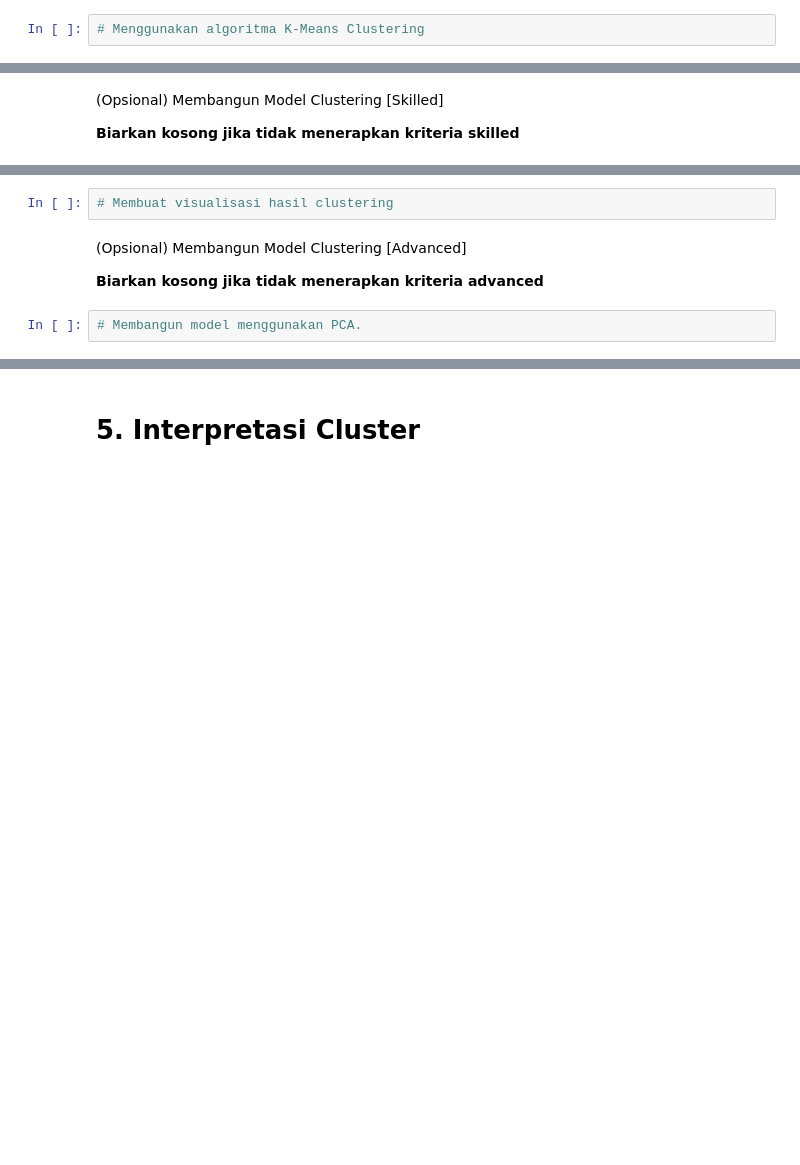
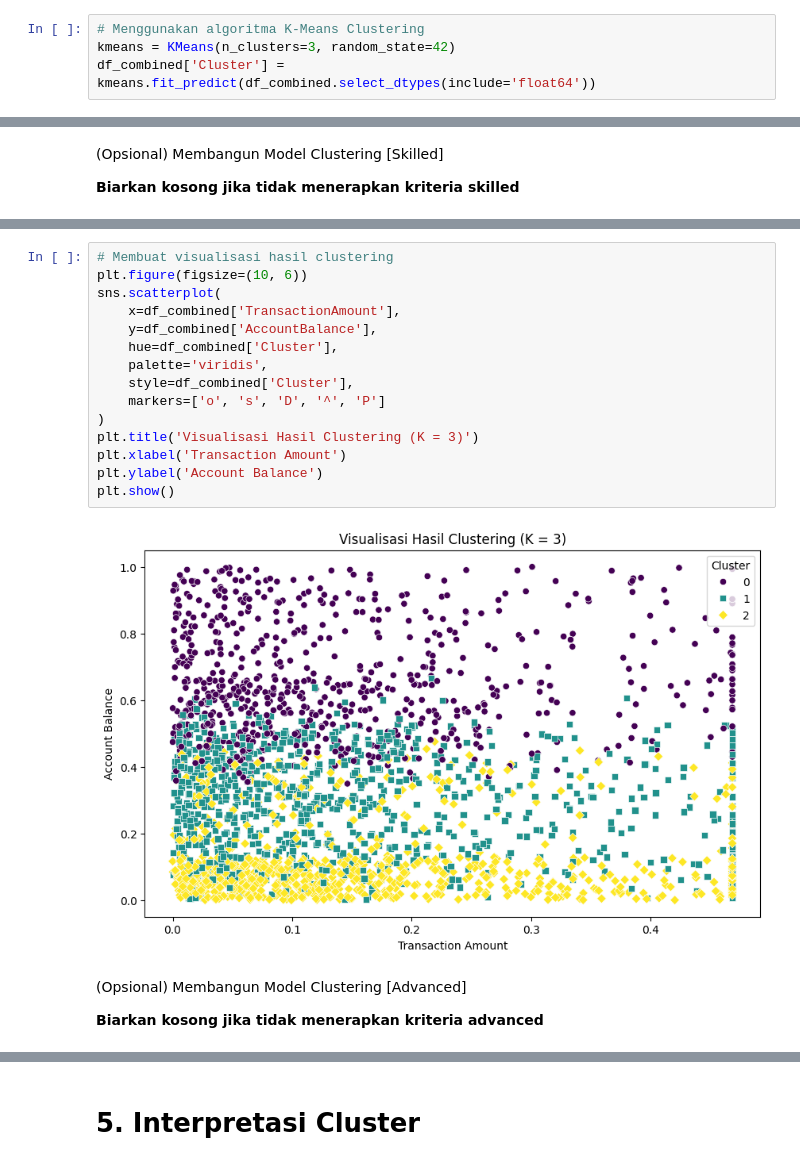
Before and after one commit to M4tchaa/submission-ml-new, a Jupyter notebook: [Clustering]_Submission_Akhir_BMLP_Arliyandi.ipynb, the cells around one changed output, grey strips where cells are left out. Cells and saved outputs as stored; diff of their text form; blank space fills up the shorter version.

```diff
--- a/[Clustering]_Submission_Akhir_BMLP_Arliyandi.ipynb
+++ b/[Clustering]_Submission_Akhir_BMLP_Arliyandi.ipynb
@@ -219,5 +366,7 @@ Pada tahap ini, Anda membangun model clustering dengan memilih algoritma yang se
 # %%
 # Menggunakan algoritma K-Means Clustering
+kmeans = KMeans(n_clusters=3, random_state=42)
+df_combined['Cluster'] = kmeans.fit_predict(df_combined.select_dtypes(include='float64'))
 # %% [markdown]
 Jalankan cell code ini untuk menyimpan model kamu.
 # %%
@@ -233,8 +389,21 @@ Jalankan cell code ini untuk menyimpan model kamu.
-# %%
-# Membuat visualisasi hasil clustering
+# %%
+# Membuat visualisasi hasil clustering
+plt.figure(figsize=(10, 6))
+sns.scatterplot(
+    x=df_combined['TransactionAmount'],
+    y=df_combined['AccountBalance'],
+    hue=df_combined['Cluster'],
+    palette='viridis',
+    style=df_combined['Cluster'],
+    markers=['o', 's', 'D', '^', 'P']
+)
+plt.title('Visualisasi Hasil Clustering (K = 3)')
+plt.xlabel('Transaction Amount')
+plt.ylabel('Account Balance')
+plt.show()
+# %% [output]
+[figure, added]
 # %% [markdown]
 (Opsional) Membangun Model Clustering [Advanced]
 
 **Biarkan kosong jika tidak menerapkan kriteria advanced**
-# %%
-# Membangun model menggunakan PCA.
```
Also changed, not shown: parts of 36 cells of this notebook, 4 other files.
